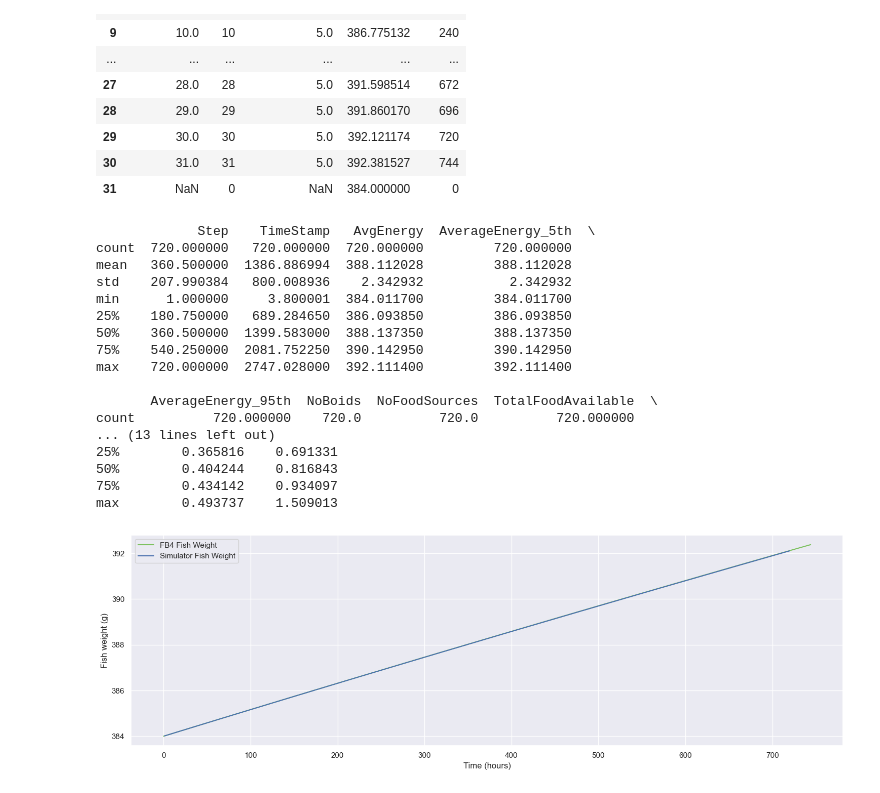
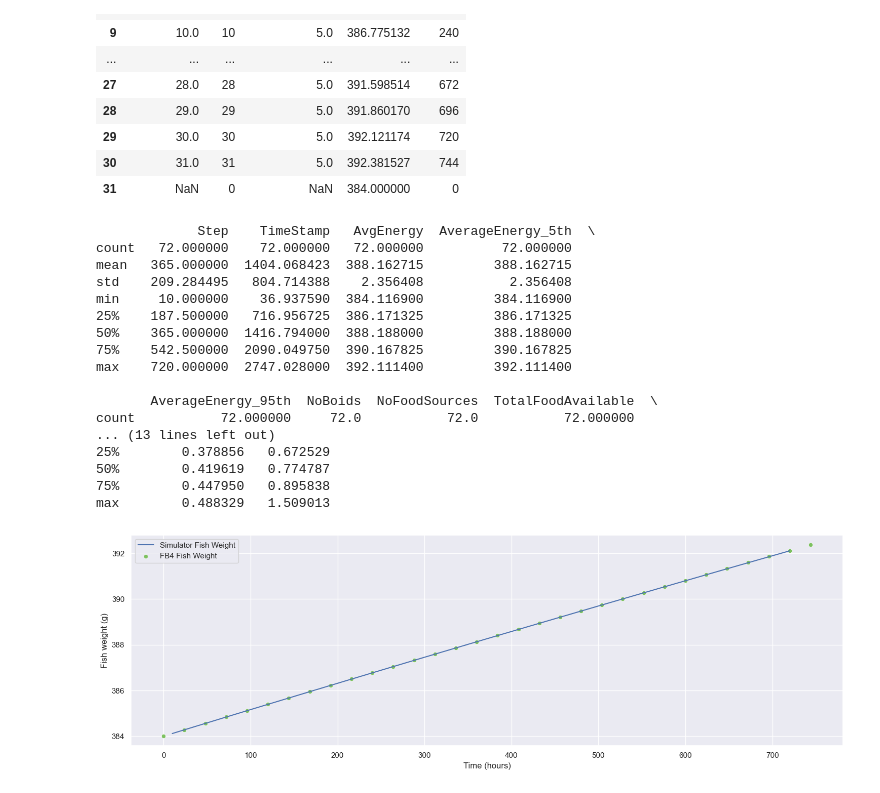
Before and after one commit to Trottero/master-thesis-simulator, a Jupyter notebook: Analytics/experiments/4 - Bioenergetics model/analyze_bioenergetics_5g.ipynb, the cells around one changed output. Drawn from its saved outputs; the diff is of its cells as text; code cells hidden in the pictures.

```diff
--- a/Analytics/experiments/4 - Bioenergetics model/analyze_bioenergetics_5g.ipynb
+++ b/Analytics/experiments/4 - Bioenergetics model/analyze_bioenergetics_5g.ipynb
@@ -53,35 +53,37 @@ fb4_df
 
 truncated_df_1 = results_df.iloc[1:721]
 
+truncated_df_1 = truncated_df_1[truncated_df_1['Step'] % 10 == 0]
+
 print(truncated_df_1.describe())
 # %% [output]
              Step    TimeStamp   AvgEnergy  AverageEnergy_5th  \
-count  720.000000   720.000000  720.000000         720.000000
-mean   360.500000  1386.886994  388.112028         388.112028
-std    207.990384   800.008936    2.342932           2.342932
-min      1.000000     3.800001  384.011700         384.011700
-25%    180.750000   689.284650  386.093850         386.093850
-50%    360.500000  1399.583000  388.137350         388.137350
-75%    540.250000  2081.752250  390.142950         390.142950
+count   72.000000    72.000000   72.000000          72.000000
+mean   365.000000  1404.068423  388.162715         388.162715
+std    209.284495   804.714388    2.356408           2.356408
+min     10.000000    36.937590  384.116900         384.116900
+25%    187.500000   716.956725  386.171325         386.171325
+50%    365.000000  1416.794000  388.188000         388.188000
+75%    542.500000  2090.049750  390.167825         390.167825
 max    720.000000  2747.028000  392.111400         392.111400
 
        AverageEnergy_95th  NoBoids  NoFoodSources  TotalFoodAvailable  \
-count          720.000000    720.0          720.0          720.000000
+count           72.000000     72.0           72.0           72.000000
 ... (13 lines left out)
-25%        0.365816    0.691331
-50%        0.404244    0.816843
-75%        0.434142    0.934097
-max        0.493737    1.509013
+25%        0.378856   0.672529
+50%        0.419619   0.774787
+75%        0.447950   0.895838
+max        0.488329   1.509013
 # %%
 fig = plt.figure(figsize=(15, 5))
 
-sns.lineplot(data=fb4_df, x='Hours', y='Weight.g', label='FB4 Fish Weight', color=food_source_color)
 sns.lineplot(data=truncated_df_1, x='Step', y='AvgEnergy', label='Simulator Fish Weight', color=fish_energy_color)
+sns.scatterplot(data=fb4_df, x='Hours', y='Weight.g', label='FB4 Fish Weight', color=food_source_color)
 plt.xlabel('Time (hours)')
 plt.ylabel('Fish weight (g)')
 plt.tight_layout()
 plt.legend()
 
-plt.savefig('plots/exp4-bioenergetics-1.pdf')
+plt.savefig('plots/exp4-bioenergetics-5g.pdf')
 # %% [output]
-[figure, old version]
+[figure, new version]
```
Also changed, not shown: parts of 1 cell of this notebook, 13 other files.
